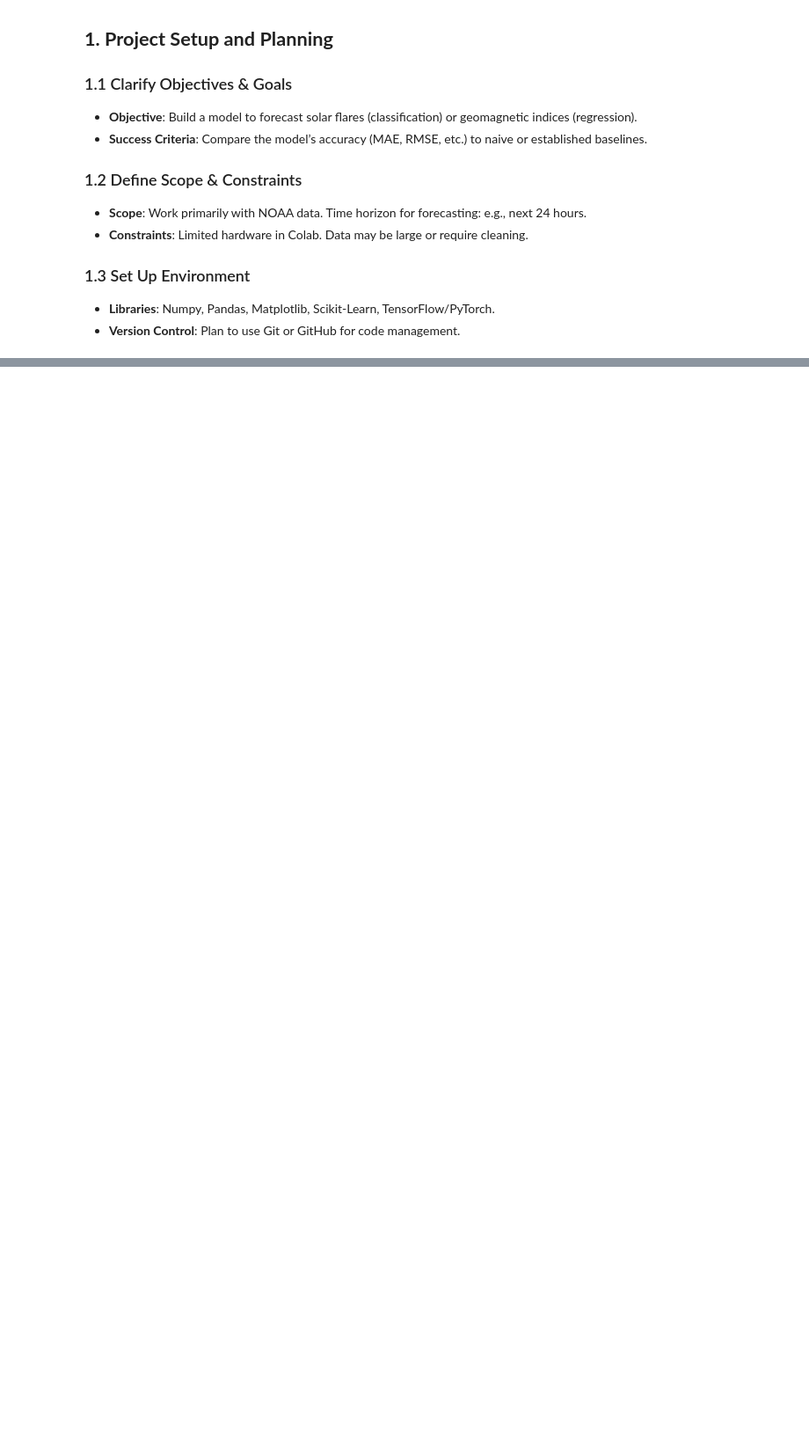
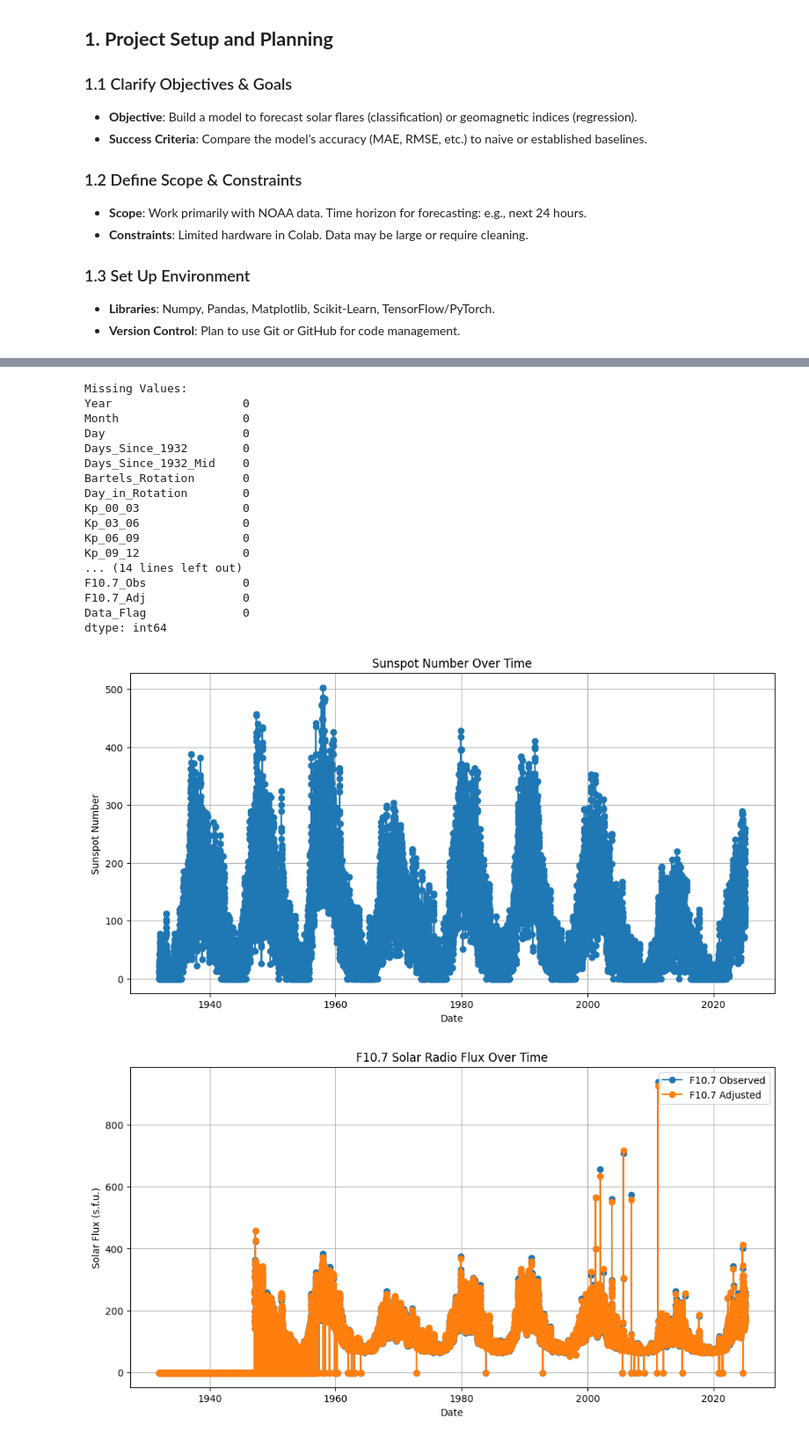
Before and after one commit to vidybaskar/CSCI-4170-Assignments, a Jupyter notebook: Project/PAIML_PROJECT.ipynb, the cells around one changed output, grey strips where cells are left out. Shown at 88% size. Cells and saved outputs as stored; diff of their text form; code cells hidden in the pictures; blank space fills up the shorter version.

```diff
--- a/Project/PAIML_PROJECT.ipynb
+++ b/Project/PAIML_PROJECT.ipynb
@@ -63,0 +151,40 @@ PyTorch version: 2.6.0+cu124
+# %%
+import pandas as pd
+import matplotlib.pyplot as plt
+
+# Load the Geomagnetic and Solar Indices dataset
+geomagnetic_df = pd.read_csv("GeomagneticandSolarIndicies.csv")
+
+# Display basic information
+print("### Geomagnetic and Solar Indices Dataset Information ###")
+geomagnetic_df.info()
+print("\nSummary Statistics:")
+display(geomagnetic_df.describe())
+
+# Check for missing values
+print("\nMissing Values:")
+print(geomagnetic_df.isnull().sum())
+
+# Create a datetime column for time series analysis using Year, Month, Day.
+geomagnetic_df['Date'] = pd.to_datetime(geomagnetic_df[['Year', 'Month', 'Day']])
+
+# Plot Sunspot Number over time
+plt.figure(figsize=(12, 6))
+plt.plot(geomagnetic_df['Date'], geomagnetic_df['Sunspot_Number'], marker='o', linestyle='-')
+plt.title("Sunspot Number Over Time")
+plt.xlabel("Date")
+plt.ylabel("Sunspot Number")
+plt.grid(True)
+plt.show()
+
+# Plot F10.7 Observed and Adjusted Solar Flux over time
+plt.figure(figsize=(12, 6))
+plt.plot(geomagnetic_df['Date'], geomagnetic_df['F10.7_Obs'], marker='o', linestyle='-', label='F10.7 Observed')
+plt.plot(geomagnetic_df['Date'], geomagnetic_df['F10.7_Adj'], marker='o', linestyle='-', label='F10.7 Adjusted')
+plt.title("F10.7 Solar Radio Flux Over Time")
+plt.xlabel("Date")
+plt.ylabel("Solar Flux (s.f.u.)")
+plt.legend()
+plt.grid(True)
+plt.show()
+# %% [output]
@@ -63,0 +218,19 @@ PyTorch version: 2.6.0+cu124
+Missing Values:
+Year                   0
+Month                  0
+Day                    0
+Days_Since_1932        0
+Days_Since_1932_Mid    0
+Bartels_Rotation       0
+Day_in_Rotation        0
+Kp_00_03               0
+Kp_03_06               0
+Kp_06_09               0
+Kp_09_12               0
+... (14 lines left out)
+F10.7_Obs              0
+F10.7_Adj              0
+Data_Flag              0
+dtype: int64
+[figure, added]
+[figure, added]
```
Also changed, not shown: parts of 26 cells of this notebook, 9 other files.
